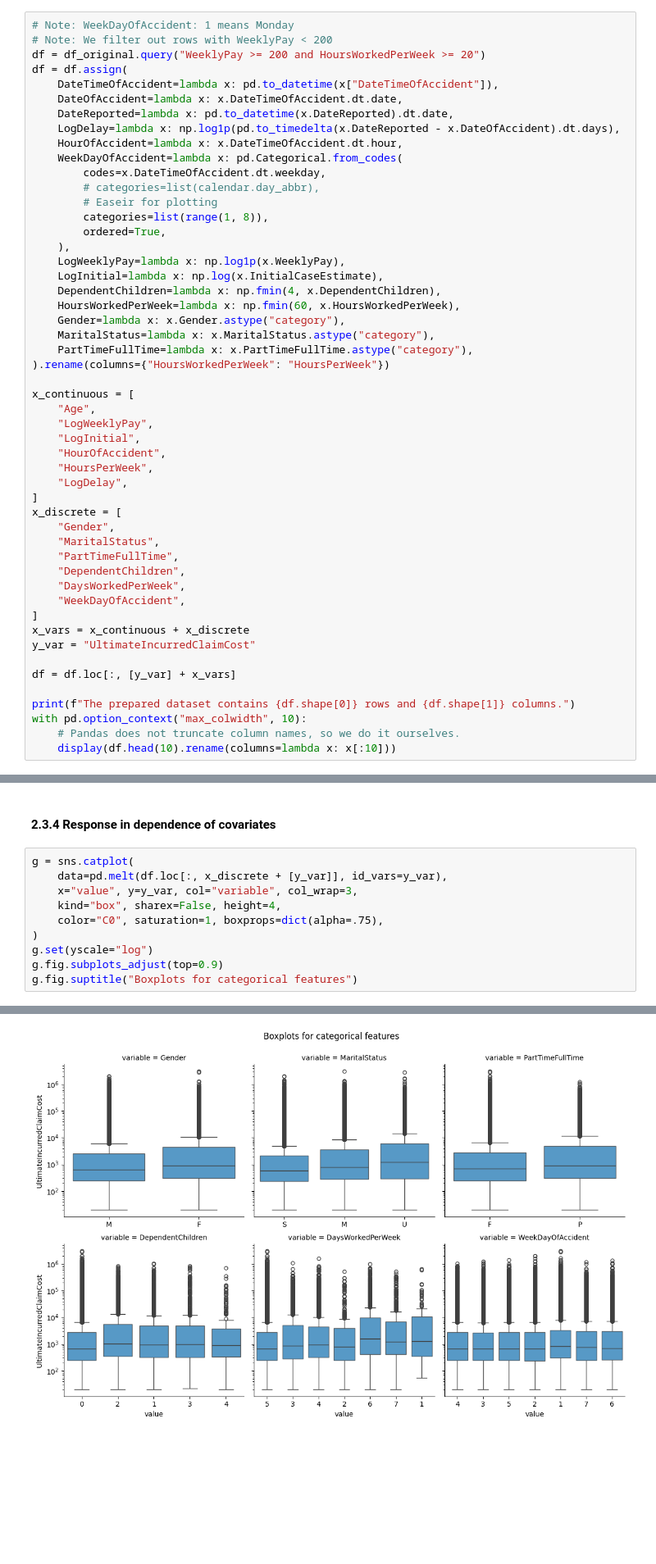
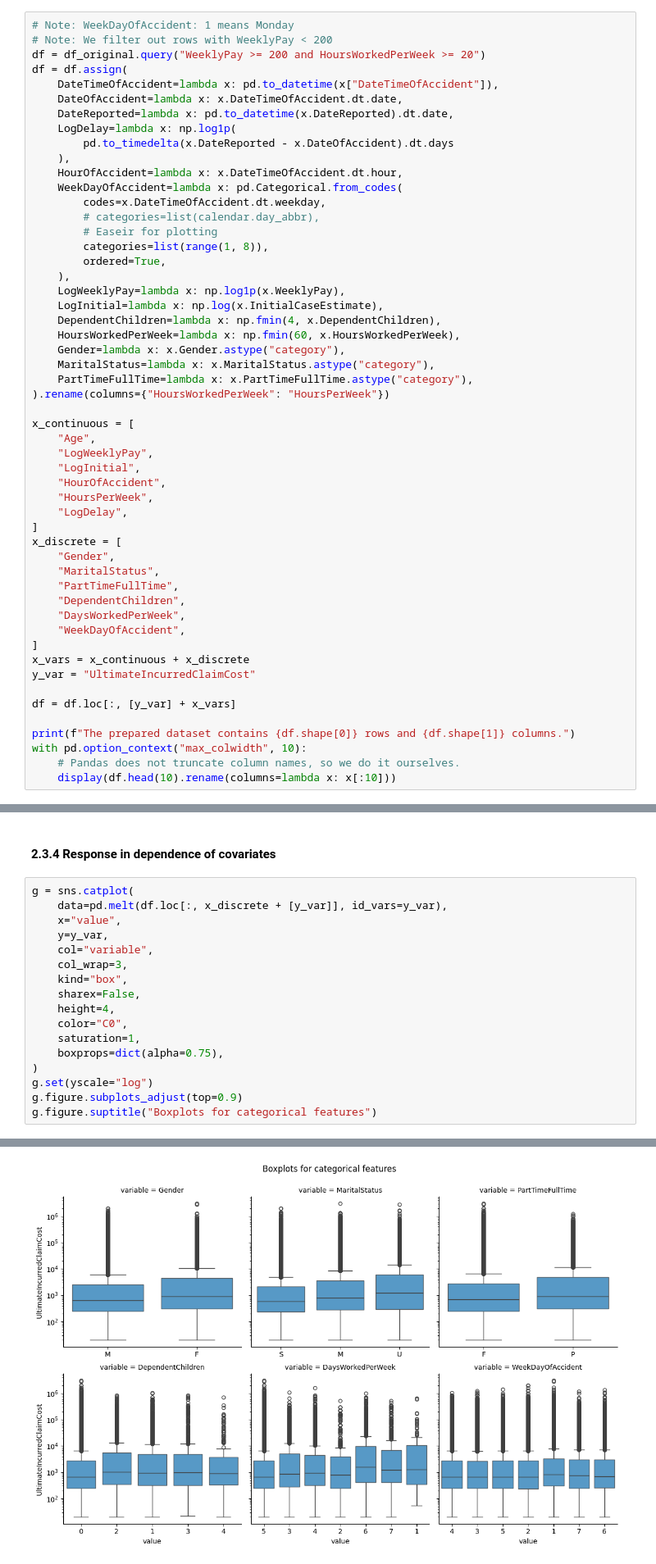
Before and after one commit to actuarial-data-science/Tutorials, a Jupyter notebook: 11 - Model Comparison and Calibration Assessment/model_comparison_calibration_ass.ipynb, the cells around one changed output, grey strips where cells are left out. Shown at 82% size. Saved outputs shown, nothing was run; the diff lists cells and outputs as text; blank space fills up the shorter version.

```diff
--- a/11 - Model Comparison and Calibration Assessment/model_comparison_calibration_ass.ipynb
+++ b/11 - Model Comparison and Calibration Assessment/model_comparison_calibration_ass.ipynb
@@ -97,7 +95,9 @@ df = df.assign(
     DateTimeOfAccident=lambda x: pd.to_datetime(x["DateTimeOfAccident"]),
     DateOfAccident=lambda x: x.DateTimeOfAccident.dt.date,
     DateReported=lambda x: pd.to_datetime(x.DateReported).dt.date,
-    LogDelay=lambda x: np.log1p(pd.to_timedelta(x.DateReported - x.DateOfAccident).dt.days),
+    LogDelay=lambda x: np.log1p(
+        pd.to_timedelta(x.DateReported - x.DateOfAccident).dt.days
+    ),
     HourOfAccident=lambda x: x.DateTimeOfAccident.dt.hour,
     WeekDayOfAccident=lambda x: pd.Categorical.from_codes(
         codes=x.DateTimeOfAccident.dt.weekday,
@@ -216,15 +239,22 @@ sns.heatmap(
 # %%
 g = sns.catplot(
     data=pd.melt(df.loc[:, x_discrete + [y_var]], id_vars=y_var),
-    x="value", y=y_var, col="variable", col_wrap=3,
-    kind="box", sharex=False, height=4,
-    color="C0", saturation=1, boxprops=dict(alpha=.75),
+    x="value",
+    y=y_var,
+    col="variable",
+    col_wrap=3,
+    kind="box",
+    sharex=False,
+    height=4,
+    color="C0",
+    saturation=1,
+    boxprops=dict(alpha=0.75),
 )
 g.set(yscale="log")
-g.fig.subplots_adjust(top=0.9)
-g.fig.suptitle("Boxplots for categorical features")
+g.figure.subplots_adjust(top=0.9)
+g.figure.suptitle("Boxplots for categorical features")
 # %% [output]
 Text(0.5, 0.98, 'Boxplots for categorical features')
-[figure, old version]
+[figure, new version]
 # %%
 def hexbin(x, y, color, **kwargs):
```
Also changed, not shown: parts of 64 cells of this notebook, 3 other files.
